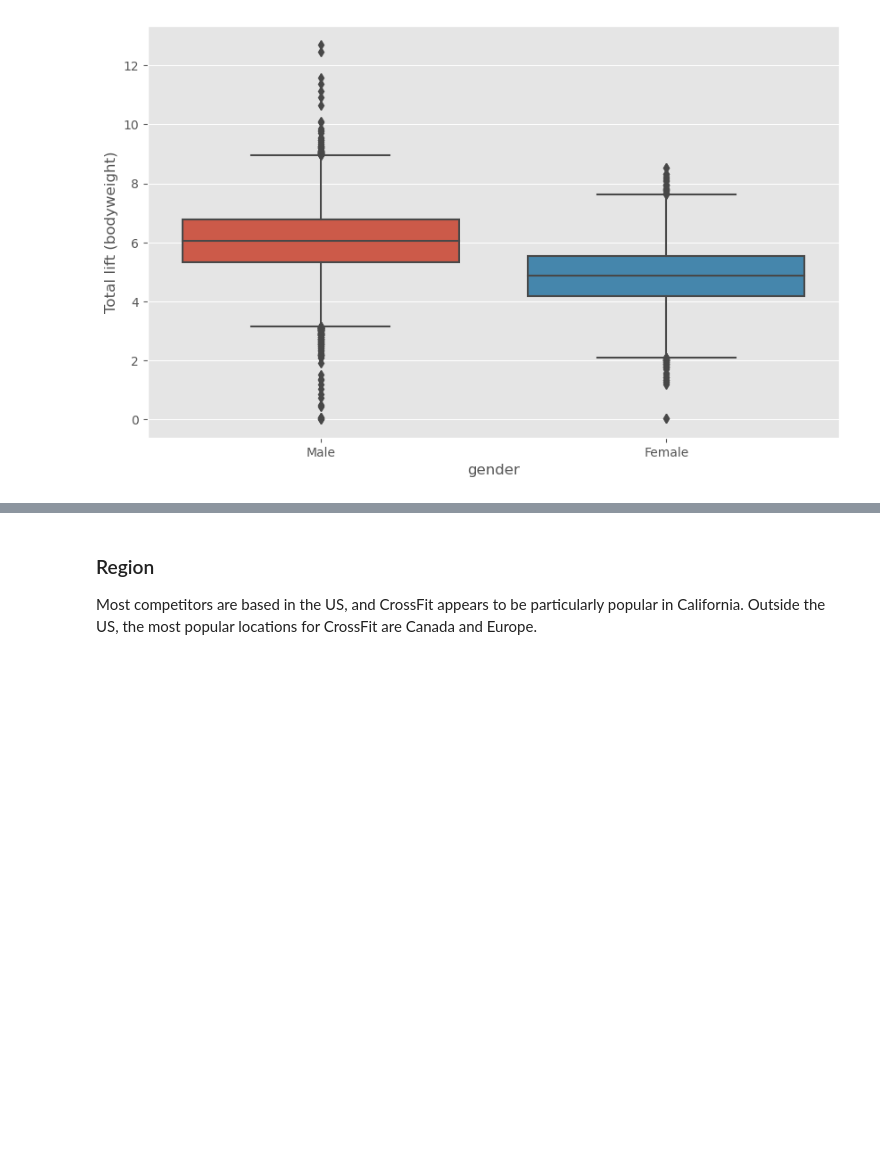
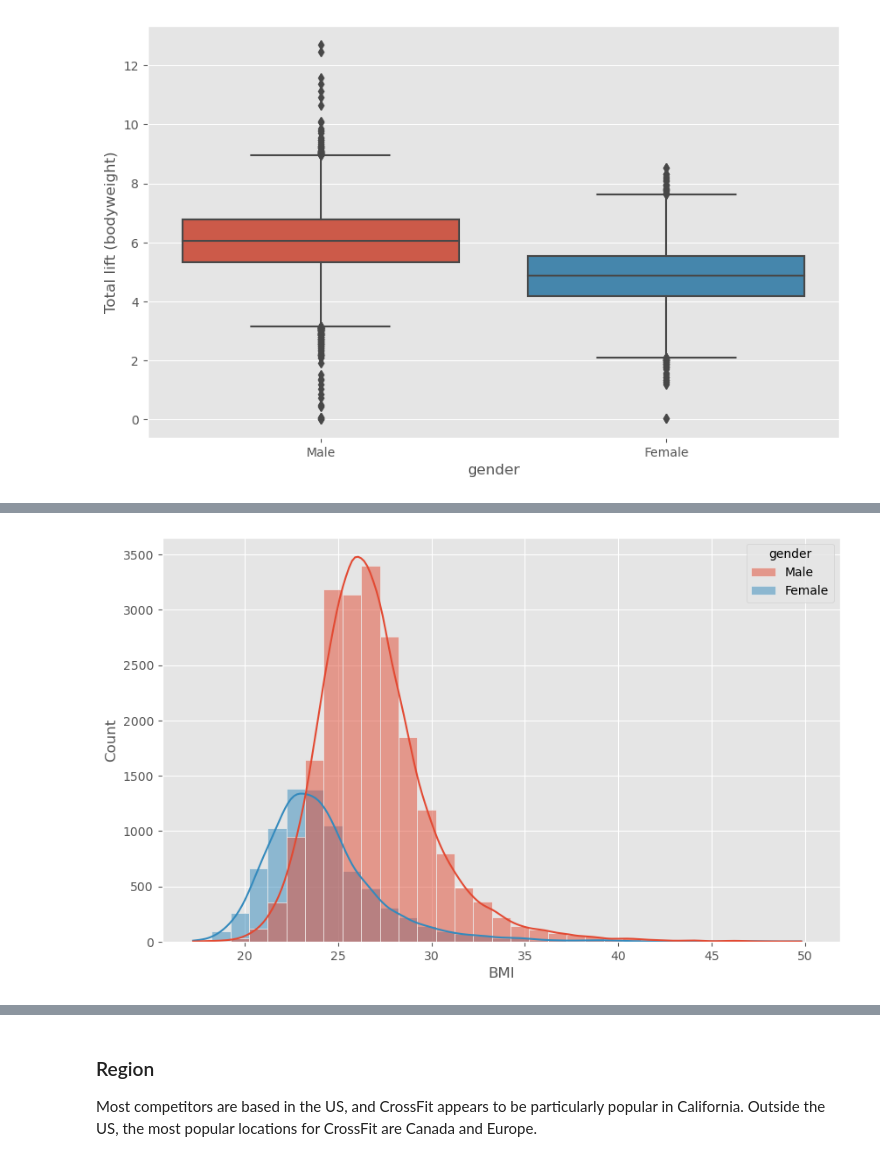
Before and after one commit to NinaCilliers/crossfit_project, a Jupyter notebook: crossfit_project.ipynb, the cells around one changed output, grey strips where cells are left out. Saved outputs shown, nothing was run; the diff lists cells and outputs as text; code cells hidden in the pictures; blank space fills up the shorter version.

```diff
--- a/crossfit_project.ipynb
+++ b/crossfit_project.ipynb
@@ -262,0 +286,5 @@ Text(0, 0.5, 'Total lift (bodyweight)')
+# %%
+sns.histplot(data = df, x='BMI',hue='gender',binwidth=1,kde=True)
+plt.show()
+# %% [output]
+[figure, added]
```
Also changed, not shown: parts of 9 cells of this notebook.
